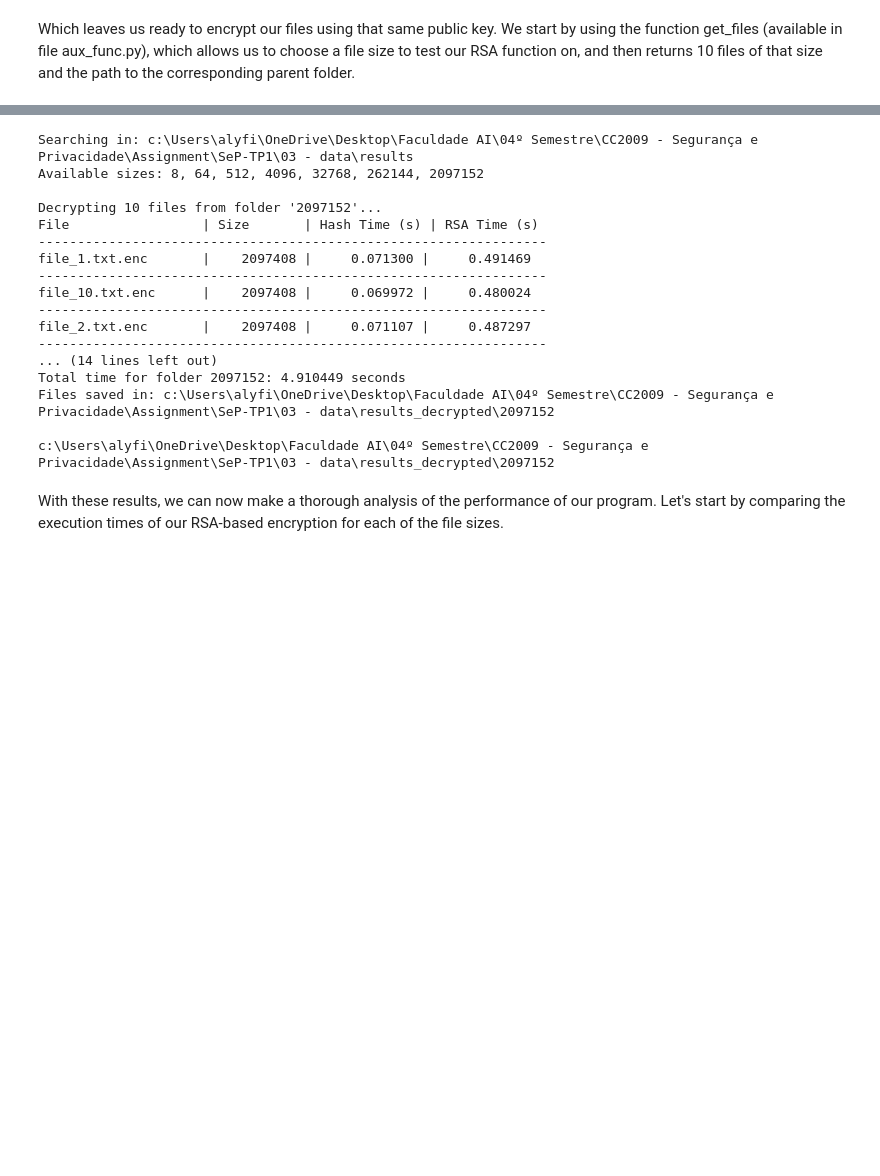
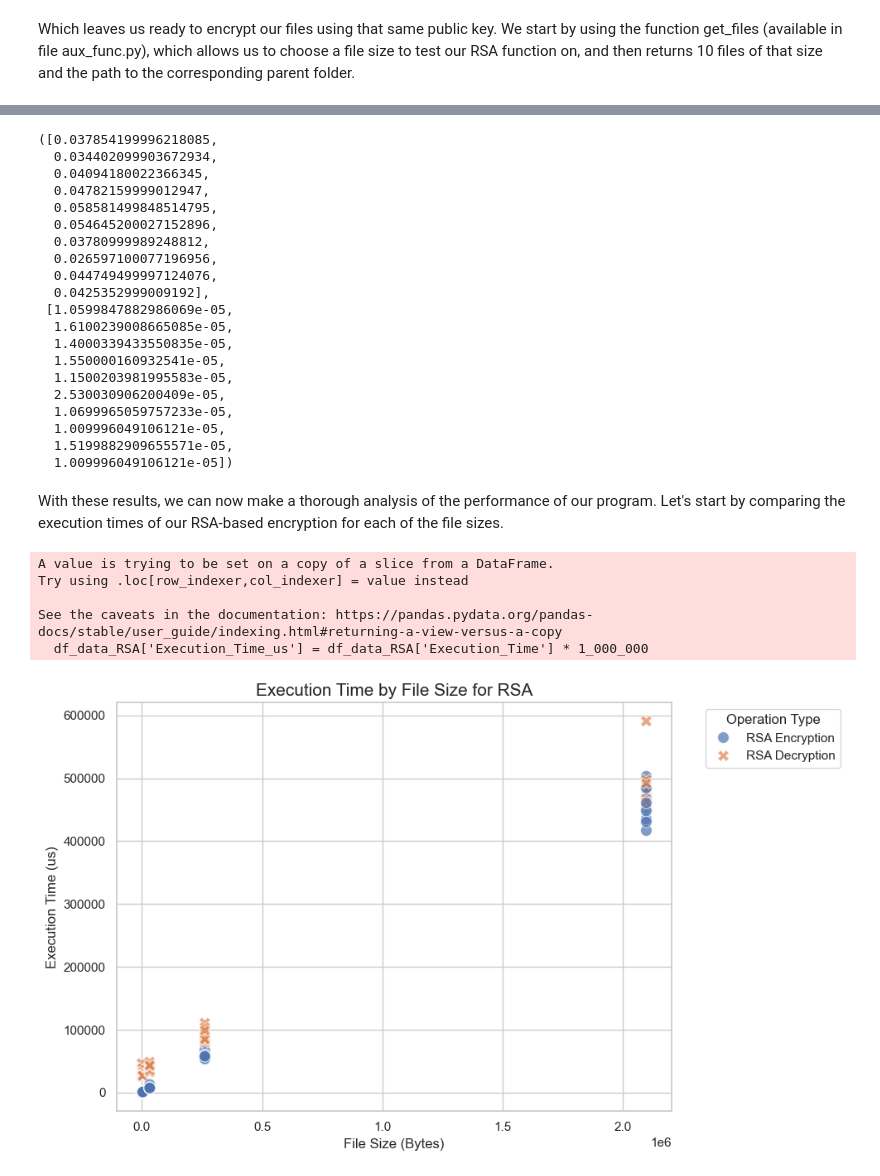
Before and after one commit to amandacalu/SeP-TP1, a Jupyter notebook: 04 - notebooks/nb-2.ipynb, the cells around one changed output, grey strips where cells are left out. Drawn from its saved outputs; the diff is of its cells as text; code cells hidden in the pictures; blank space fills up the shorter version.

Commit message:
plots

```diff
--- a/04 - notebooks/nb-2.ipynb
+++ b/04 - notebooks/nb-2.ipynb
@@ -130,23 +137,25 @@ Files saved in: c:\Users\alyfi\OneDrive\Desktop\Faculdade AI\04º Semestre\CC200
 # %%
-output_dir = main("Decrypting")
-print(output_dir)
+main("Decrypting", base_dir, "8")
 # %% [output]
-Searching in: c:\Users\alyfi\OneDrive\Desktop\Faculdade AI\04º Semestre\CC2009 - Segurança e Privacidade\Assignment\SeP-TP1\03 - data\results
-Available sizes: 8, 64, 512, 4096, 32768, 262144, 2097152
-
-Decrypting 10 files from folder '2097152'...
-File                 | Size       | Hash Time (s) | RSA Time (s)
------------------------------------------------------------------
-file_1.txt.enc       |    2097408 |     0.071300 |     0.491469
------------------------------------------------------------------
-file_10.txt.enc      |    2097408 |     0.069972 |     0.480024
------------------------------------------------------------------
-file_2.txt.enc       |    2097408 |     0.071107 |     0.487297
------------------------------------------------------------------
-... (14 lines left out)
-Total time for folder 2097152: 4.910449 seconds
-Files saved in: c:\Users\alyfi\OneDrive\Desktop\Faculdade AI\04º Semestre\CC2009 - Segurança e Privacidade\Assignment\SeP-TP1\03 - data\results_decrypted\2097152
-
-c:\Users\alyfi\OneDrive\Desktop\Faculdade AI\04º Semestre\CC2009 - Segurança e Privacidade\Assignment\SeP-TP1\03 - data\results_decrypted\2097152
+([0.037854199996218085,
+  0.034402099903672934,
+  0.04094180022366345,
+  0.04782159999012947,
+  0.058581499848514795,
+  0.054645200027152896,
+  0.03780999989248812,
+  0.026597100077196956,
+  0.044749499997124076,
+  0.0425352999009192],
+ [1.0599847882986069e-05,
+  1.6100239008665085e-05,
+  1.4000339433550835e-05,
+  1.550000160932541e-05,
+  1.1500203981995583e-05,
+  2.530030906200409e-05,
+  1.0699965059757233e-05,
+  1.009996049106121e-05,
+  1.5199882909655571e-05,
+  1.009996049106121e-05])
 # %% [markdown]
 With these results, we can now make a thorough analysis of the performance of our program. Let's start by comparing the execution times of our RSA-based encryption for each of the file sizes.
@@ -152,0 +187,35 @@ With these results, we can now make a thorough analysis of the performance of ou
+# %%
+df_data_RSA['Execution_Time_us'] = df_data_RSA['Execution_Time'] * 1_000_000
+
+# 3. Configuração do estilo visual
+sns.set_theme(style="whitegrid") # Fundo limpo com grades
+plt.figure(figsize=(10, 6))      # Define o tamanho da imagem
+
+# 4. Criação do Scatter Plot (Gráfico de Dispersão)
+plot = sns.scatterplot(
+    data=df_data_RSA,
+    x='Size_Bytes',
+    y='Execution_Time_us',
+    hue='Operation',    # Cores diferentes para cada operação
+    style='Operation',  # Marcadores diferentes para cada operação
+    s=100,                   # Tamanho dos pontos
+    alpha=0.7                # Transparência para ver sobreposições
+)
+
+# 5. Customização de títulos e eixos
+plt.title('Execution Time by File Size for RSA', fontsize=15)
+plt.xlabel('File Size (Bytes)', fontsize=12)
+plt.ylabel('Execution Time (us)', fontsize=12)
+
+# 6. Ajuste da legenda
+plt.legend(title='Operation Type', bbox_to_anchor=(1.05, 1), loc='upper left')
+
+plt.tight_layout()
+plt.show()
+# %% [output]
+A value is trying to be set on a copy of a slice from a DataFrame.
+Try using .loc[row_indexer,col_indexer] = value instead
+
+See the caveats in the documentation: https://pandas.pydata.org/pandas-docs/stable/user_guide/indexing.html#returning-a-view-versus-a-copy
+  df_data_RSA['Execution_Time_us'] = df_data_RSA['Execution_Time'] * 1_000_000
+[figure, added]
```
Also changed, not shown: parts of 7 cells of this notebook, 1 other file.
